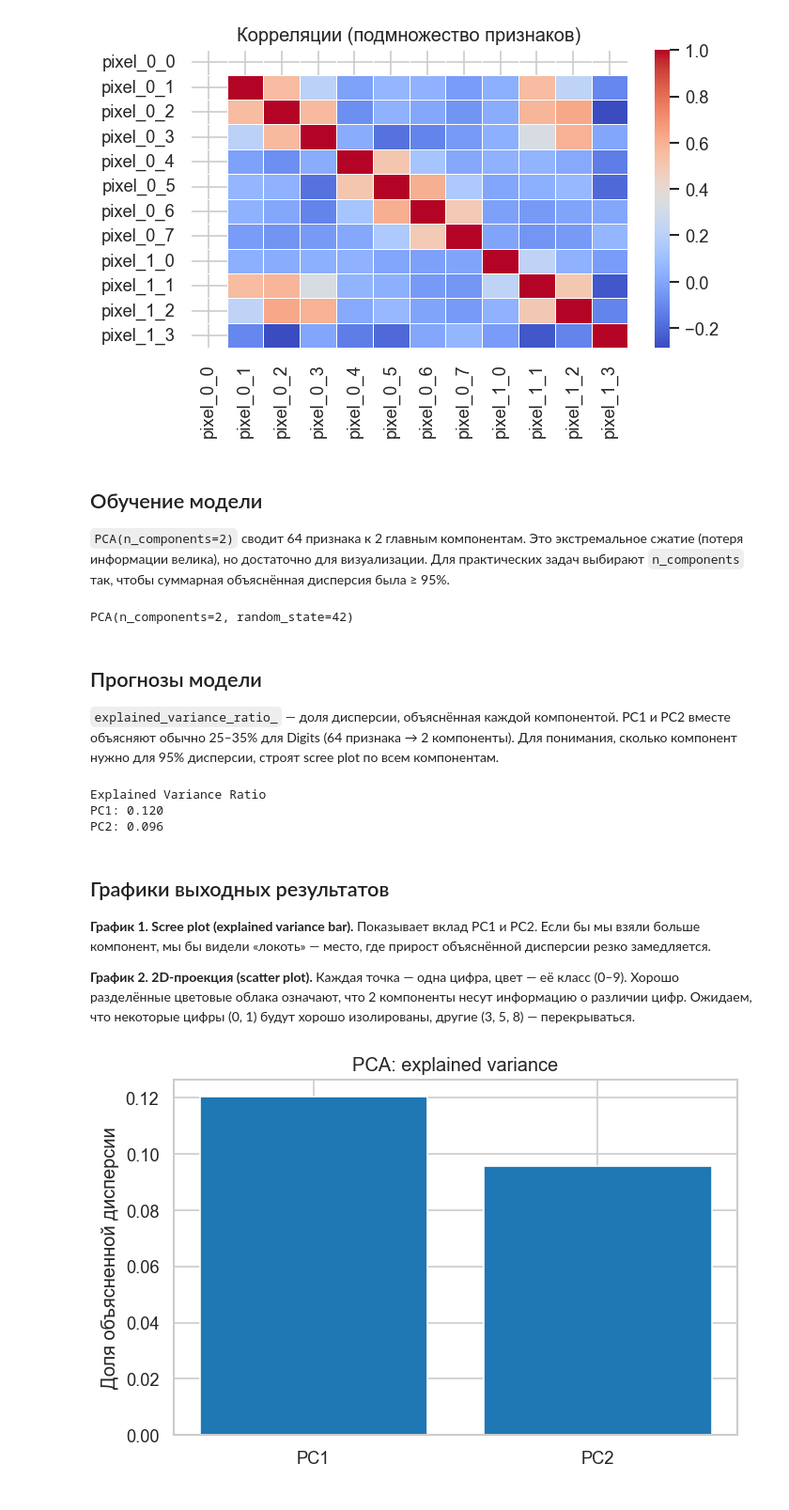
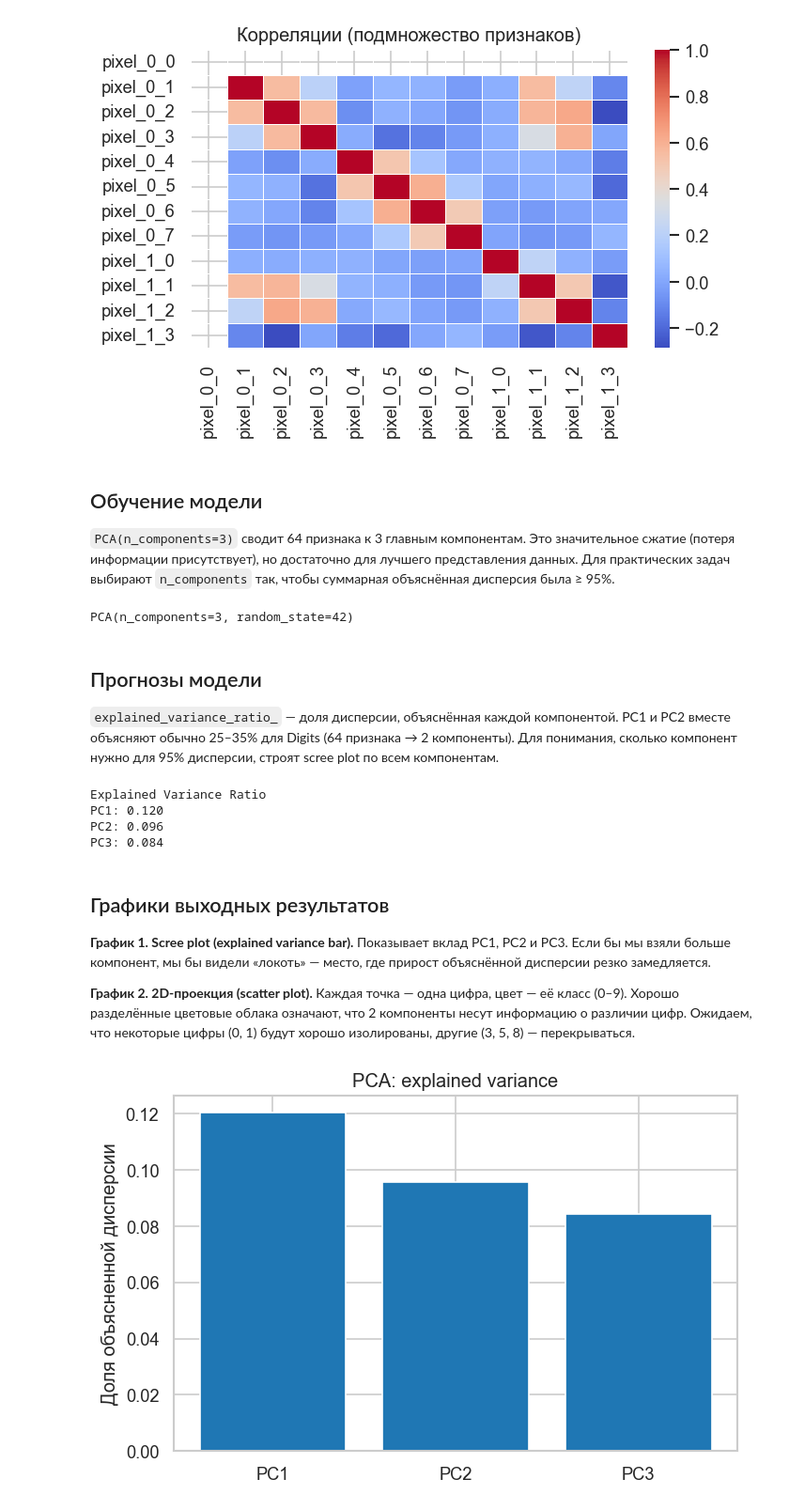
Before and after one commit to phys-dev/ml-recipe-book, a Jupyter notebook: notebooks/10_pca.ipynb, the cells around one changed output. Shown at 94% size. Drawn from its saved outputs; the diff is of its cells as text; code cells hidden in the pictures.

```diff
--- a/notebooks/10_pca.ipynb
+++ b/notebooks/10_pca.ipynb
@@ -58,12 +58,12 @@ plt.show()
 [figure]
 # %% [markdown]
 ## Обучение модели
-`PCA(n_components=2)` сводит 64 признака к 2 главным компонентам. Это экстремальное сжатие (потеря информации велика), но достаточно для визуализации. Для практических задач выбирают `n_components` так, чтобы суммарная объяснённая дисперсия была ≥ 95%.
+`PCA(n_components=3)` сводит 64 признака к 3 главным компонентам. Это значительное сжатие (потеря информации присутствует), но достаточно для лучшего представления данных. Для практических задач выбирают `n_components` так, чтобы суммарная объяснённая дисперсия была ≥ 95%.
 # %%
-pca = PCA(n_components=2, random_state=42)
+pca = PCA(n_components=3, random_state=42)
 pca.fit(X_scaled)
 # %% [output]
-PCA(n_components=2, random_state=42)
+PCA(n_components=3, random_state=42)
 # %% [markdown]
 ## Прогнозы модели
 `explained_variance_ratio_` — доля дисперсии, объяснённая каждой компонентой. PC1 и PC2 вместе объясняют обычно 25–35% для Digits (64 признака → 2 компоненты). Для понимания, сколько компонент нужно для 95% дисперсии, строят scree plot по всем компонентам.
@@ -74,21 +74,23 @@ explained = pca.explained_variance_ratio_
 print("Explained Variance Ratio")
 print(f"PC1: {explained[0]:.3f}")
 print(f"PC2: {explained[1]:.3f}")
+print(f"PC3: {explained[2]:.3f}")
 # %% [output]
 Explained Variance Ratio
 PC1: 0.120
 PC2: 0.096
+PC3: 0.084
 # %% [markdown]
 ## Графики выходных результатов
-**График 1. Scree plot (explained variance bar).** Показывает вклад PC1 и PC2. Если бы мы взяли больше компонент, мы бы видели «локоть» — место, где прирост объяснённой дисперсии резко замедляется.
+**График 1. Scree plot (explained variance bar).** Показывает вклад PC1, PC2 и PC3. Если бы мы взяли больше компонент, мы бы видели «локоть» — место, где прирост объяснённой дисперсии резко замедляется.
 
 **График 2. 2D-проекция (scatter plot).** Каждая точка — одна цифра, цвет — её класс (0–9). Хорошо разделённые цветовые облака означают, что 2 компоненты несут информацию о различии цифр. Ожидаем, что некоторые цифры (0, 1) будут хорошо изолированы, другие (3, 5, 8) — перекрываться.
 # %%
 plt.figure(figsize=(6, 4))
-plt.bar(["PC1", "PC2"], explained, color=PRIMARY_COLOR)
+plt.bar(["PC1", "PC2", "PC3"], explained, color=PRIMARY_COLOR)
 plt.ylabel("Доля объясненной дисперсии")
 plt.title("PCA: explained variance")
 plt.tight_layout()
 plt.show()
 # %% [output]
-[figure, old version]
+[figure, new version]
```
Also changed, not shown: parts of 4 cells of this notebook.
